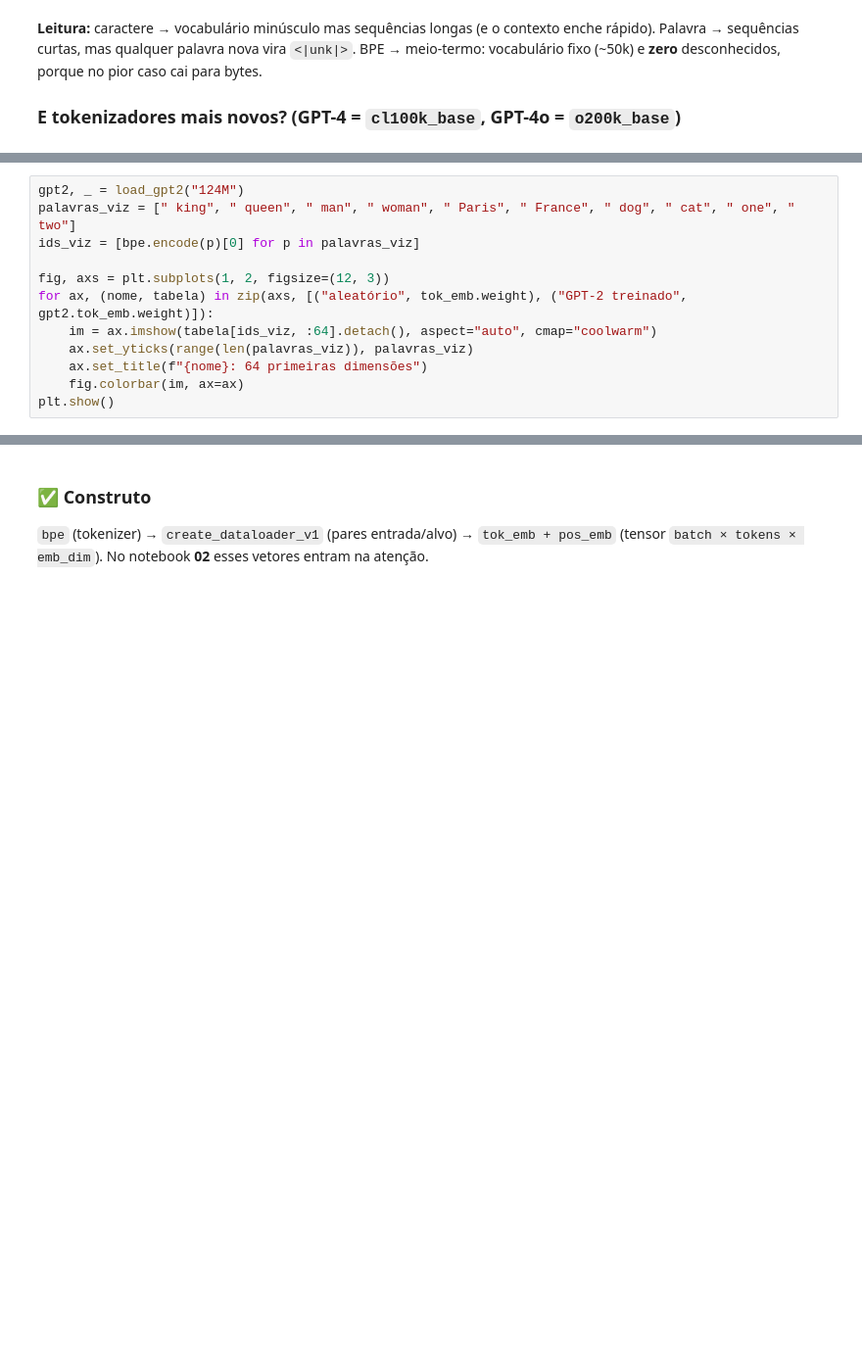
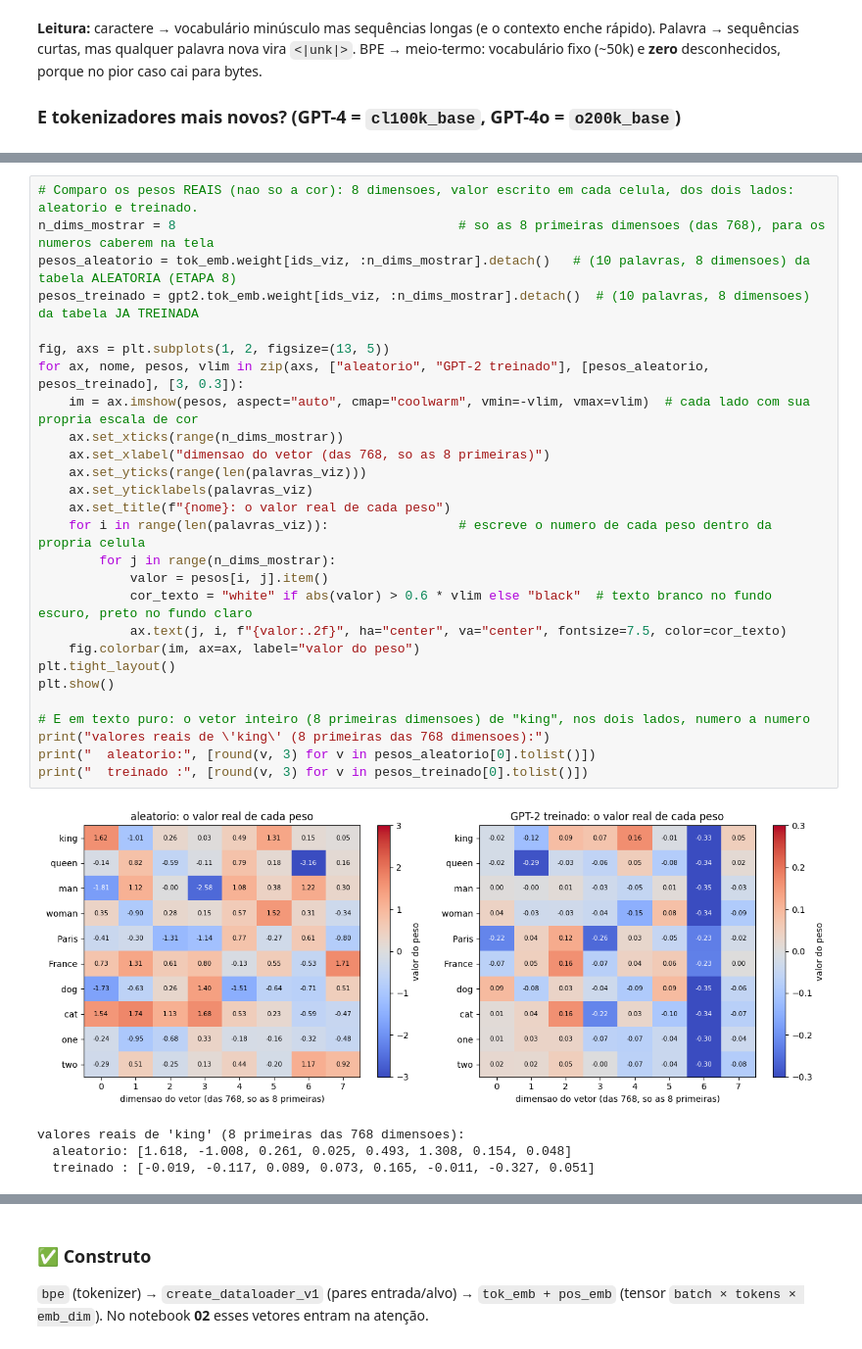
Before and after one commit to victorflll/LLMs-from-scratch, a Jupyter notebook: 30-09/01_tokenizacao.ipynb, the cells around one changed output, grey strips where cells are left out. Shown at 98% size. Drawn from its saved outputs; the diff is of its cells as text; blank space fills up the shorter version.

```diff
--- a/30-09/01_tokenizacao.ipynb
+++ b/30-09/01_tokenizacao.ipynb
@@ -200,13 +132 @@ Dimensão maior = mais "espaço" para codificar significado, mas mais memória e
 Embedding **aleatório** vs embedding **treinado** do GPT-2 (baixa os pesos oficiais uma vez, ~500 MB).
-# %%
-gpt2, _ = load_gpt2("124M")
-palavras_viz = [" king", " queen", " man", " woman", " Paris", " France", " dog", " cat", " one", " two"]
-ids_viz = [bpe.encode(p)[0] for p in palavras_viz]
-
-fig, axs = plt.subplots(1, 2, figsize=(12, 3))
-for ax, (nome, tabela) in zip(axs, [("aleatório", tok_emb.weight), ("GPT-2 treinado", gpt2.tok_emb.weight)]):
-    im = ax.imshow(tabela[ids_viz, :64].detach(), aspect="auto", cmap="coolwarm")
-    ax.set_yticks(range(len(palavras_viz)), palavras_viz)
-    ax.set_title(f"{nome}: 64 primeiras dimensões")
-    fig.colorbar(im, ax=ax)
-plt.show()
@@ -215,2 +140,34 @@ plt.show()
+# %%
+# Comparo os pesos REAIS (nao so a cor): 8 dimensoes, valor escrito em cada celula, dos dois lados: aleatorio e treinado.
+n_dims_mostrar = 8                                     # so as 8 primeiras dimensoes (das 768), para os numeros caberem na tela
+pesos_aleatorio = tok_emb.weight[ids_viz, :n_dims_mostrar].detach()   # (10 palavras, 8 dimensoes) da tabela ALEATORIA (ETAPA 8)
+pesos_treinado = gpt2.tok_emb.weight[ids_viz, :n_dims_mostrar].detach()  # (10 palavras, 8 dimensoes) da tabela JA TREINADA
+
+fig, axs = plt.subplots(1, 2, figsize=(13, 5))
+for ax, nome, pesos, vlim in zip(axs, ["aleatorio", "GPT-2 treinado"], [pesos_aleatorio, pesos_treinado], [3, 0.3]):
+    im = ax.imshow(pesos, aspect="auto", cmap="coolwarm", vmin=-vlim, vmax=vlim)  # cada lado com sua propria escala de cor
+    ax.set_xticks(range(n_dims_mostrar))
+    ax.set_xlabel("dimensao do vetor (das 768, so as 8 primeiras)")
+    ax.set_yticks(range(len(palavras_viz)))
+    ax.set_yticklabels(palavras_viz)
+    ax.set_title(f"{nome}: o valor real de cada peso")
+    for i in range(len(palavras_viz)):                 # escreve o numero de cada peso dentro da propria celula
+        for j in range(n_dims_mostrar):
+            valor = pesos[i, j].item()
+            cor_texto = "white" if abs(valor) > 0.6 * vlim else "black"  # texto branco no fundo escuro, preto no fundo claro
+            ax.text(j, i, f"{valor:.2f}", ha="center", va="center", fontsize=7.5, color=cor_texto)
+    fig.colorbar(im, ax=ax, label="valor do peso")
+plt.tight_layout()
+plt.show()
+
+# E em texto puro: o vetor inteiro (8 primeiras dimensoes) de "king", nos dois lados, numero a numero
+print("valores reais de \'king\' (8 primeiras das 768 dimensoes):")
+print("  aleatorio:", [round(v, 3) for v in pesos_aleatorio[0].tolist()])
+print("  treinado :", [round(v, 3) for v in pesos_treinado[0].tolist()])
+# %% [output]
+[figure, added]
+valores reais de 'king' (8 primeiras das 768 dimensoes):
+  aleatorio: [1.618, -1.008, 0.261, 0.025, 0.493, 1.308, 0.154, 0.048]
+  treinado : [-0.019, -0.117, 0.089, 0.073, 0.165, -0.011, -0.327, 0.051]
 # %%
 # Cada dimensão isolada não "significa" nada — o significado aparece na geometria: vetores parecidos = palavras parecidas
```
Also changed, not shown: parts of 23 cells of this notebook, 1 other file.
